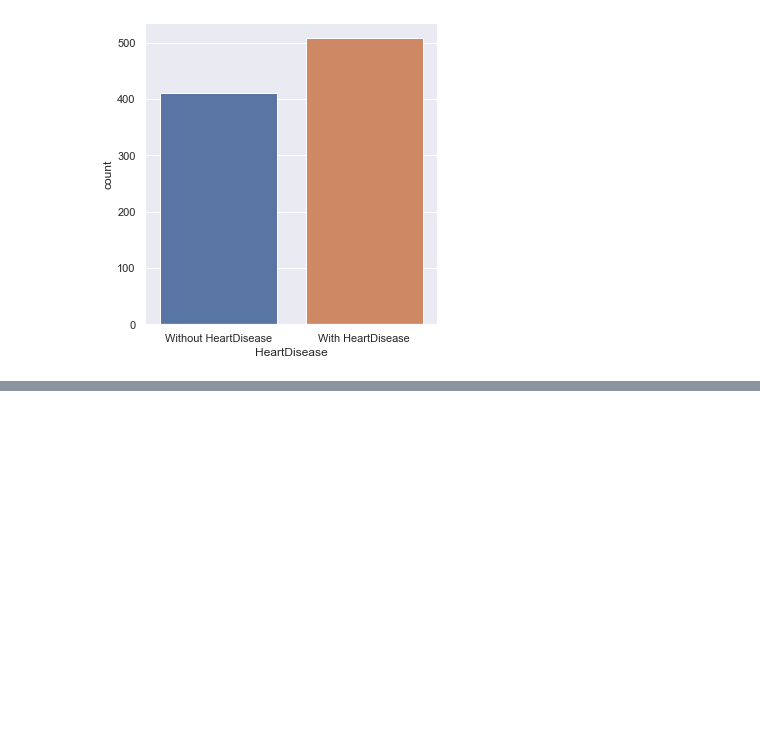
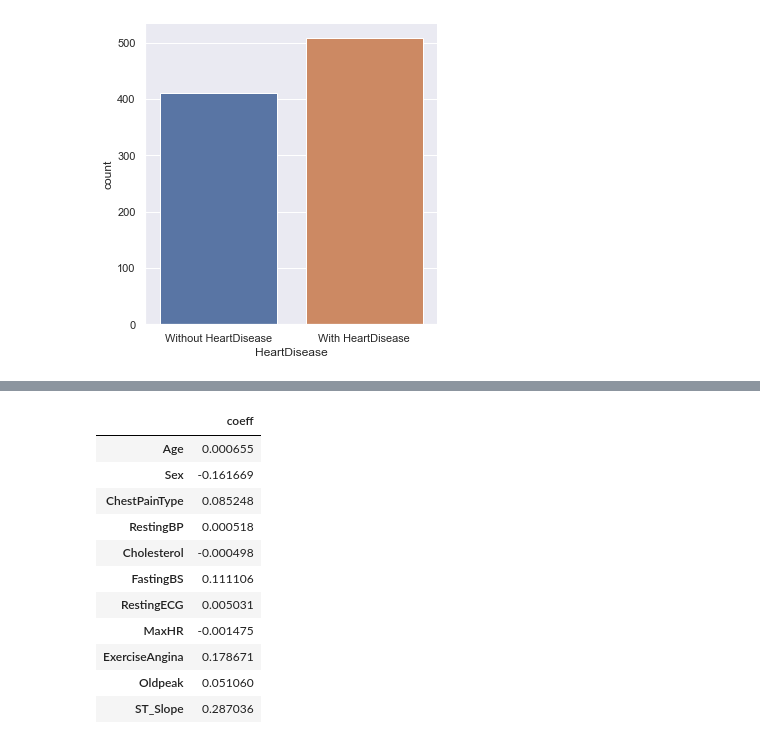
Before and after one commit to Iman-school/project-1-DanaMazen04, a Jupyter notebook: HeartDisease.ipynb, the cells around one changed output, grey strips where cells are left out. Cells and saved outputs as stored; diff of their text form; code cells hidden in the pictures; blank space fills up the shorter version.

```diff
--- a/HeartDisease.ipynb
+++ b/HeartDisease.ipynb
@@ -195,0 +246,4 @@ sns.factorplot('HeartDisease',data=df,kind='count')
+# %%
+n=lm.coef_
+n.shape
+n = n.reshape(11,1)
@@ -195,0 +256,17 @@ sns.factorplot('HeartDisease',data=df,kind='count')
+# %%
+cdf= pd.DataFrame(n,X.columns,columns=['coeff'])
+# %%
+cdf
+# %% [output]
+|  | coeff |
+| Age | 0.000655 |
+| Sex | -0.161669 |
+| ChestPainType | 0.085248 |
+| RestingBP | 0.000518 |
+| Cholesterol | -0.000498 |
+| FastingBS | 0.111106 |
+| RestingECG | 0.005031 |
+| MaxHR | -0.001475 |
+| ExerciseAngina | 0.178671 |
+| Oldpeak | 0.051060 |
+| ST_Slope | 0.287036 |
```
Also changed, not shown: parts of 34 cells of this notebook.
